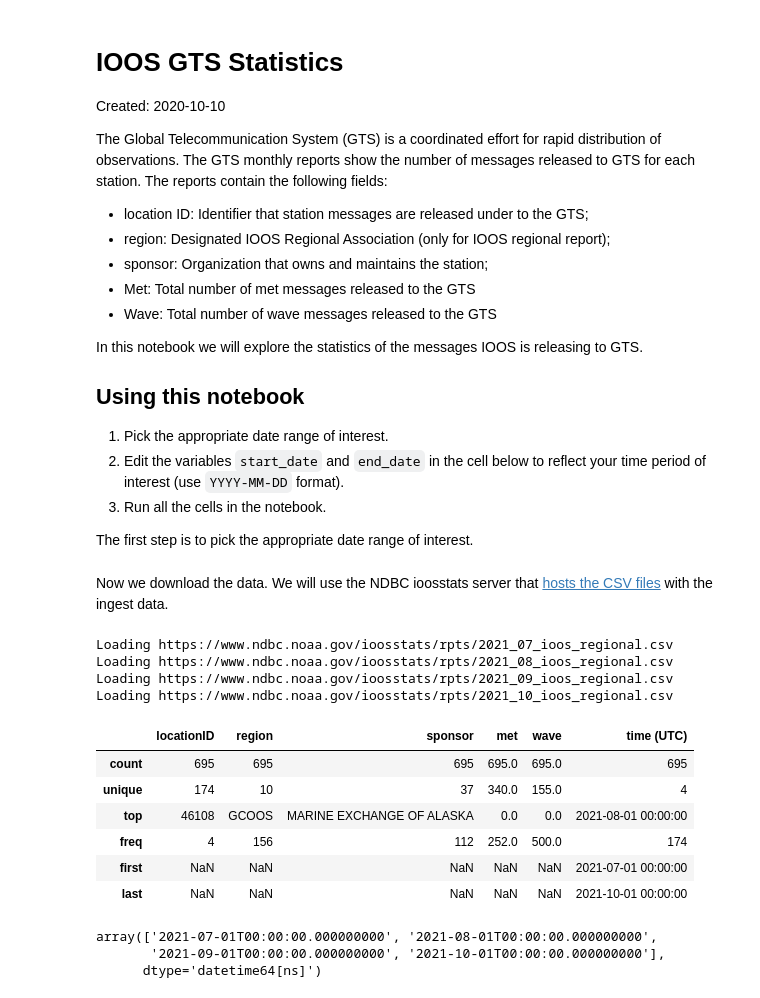
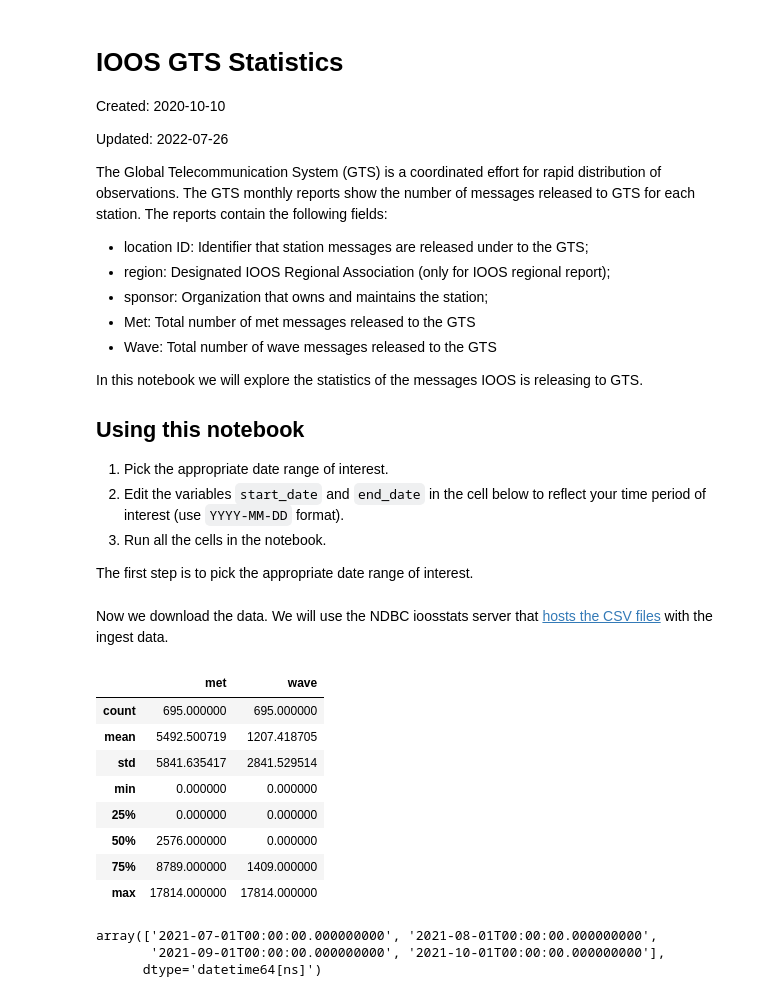
Before and after one commit to ioos/ioos_code_lab, a Jupyter notebook: jupyterbook/content/code_gallery/data_access_notebooks/2020-10-10-GTS.ipynb, the cells around one changed output. Saved outputs shown, nothing was run; the diff lists cells and outputs as text; code cells hidden in the pictures.

```diff
--- a/jupyterbook/content/code_gallery/data_access_notebooks/2020-10-10-GTS.ipynb
+++ b/jupyterbook/content/code_gallery/data_access_notebooks/2020-10-10-GTS.ipynb
@@ -2,6 +2,8 @@
 # IOOS GTS Statistics
 
 Created: 2020-10-10
+
+Updated: 2022-07-26
 
 The Global Telecommunication System (GTS) is a coordinated effort for rapid distribution of observations.
 The GTS monthly reports show the number of messages released to GTS for each station.
@@ -28,40 +30,42 @@ end_date = '2021-10-30'
 Now we download the data. We will use the NDBC ioosstats server that [hosts the CSV files](https://www.ndbc.noaa.gov/ioosstats/) with the ingest data.
 # %%
 import datetime as dt
+
 import pandas as pd
+
 # example https://www.ndbc.noaa.gov/ioosstats/rpts/2021_03_ioos_regional.csv
 
-start = dt.datetime.strptime(start_date,'%Y-%m-%d')
-end = dt.datetime.strptime(end_date,'%Y-%m-%d')
+start = dt.datetime.strptime(start_date, "%Y-%m-%d")
+end = dt.datetime.strptime(end_date, "%Y-%m-%d")
 
 # build an array for days between dates
 date_array = (start + dt.timedelta(days=x) for x in range(0, (end - start).days))
 
 # get a unique list of year-months for url build
-months=[]
+months = []
 for date_object in date_array:
     months.append(date_object.strftime("%Y-%m"))
 months = sorted(set(months))
 
-df = pd.DataFrame(columns=['locationID', 'region', 'sponsor', 'met', 'wave'])
+df = pd.DataFrame(columns=["locationID", "region", "sponsor", "met", "wave"])
 for month in months:
-  url = 'https://www.ndbc.noaa.gov/ioosstats/rpts/%s_ioos_regional.csv' % month.replace("-","_")
-  print('Loading %s' % url)
-  df1 = pd.read_csv(url, dtype={'met':float, 'wave':float})
-  df1['time (UTC)'] = pd.to_datetime(month)
-  df = pd.concat([df,df1])
+    url = (
+        "https://www.ndbc.noaa.gov/ioosstats/rpts/%s_ioos_regional.csv"
+        % month.replace("-", "_")
+    )
+    df1 = pd.read_csv(url, dtype={"met": float, "wave": float})
+    df1["time (UTC)"] = pd.to_datetime(month)
+    df = pd.concat([df, df1])
 
 df.describe()
 # %% [output]
-Loading https://www.ndbc.noaa.gov/ioosstats/rpts/2021_07_ioos_regional.csv
-Loading https://www.ndbc.noaa.gov/ioosstats/rpts/2021_08_ioos_regional.csv
-Loading https://www.ndbc.noaa.gov/ioosstats/rpts/2021_09_ioos_regional.csv
-Loading https://www.ndbc.noaa.gov/ioosstats/rpts/2021_10_ioos_regional.csv
-|  | locationID | region | sponsor | met | wave | time (UTC) |
-| count | 695 | 695 | 695 | 695.0 | 695.0 | 695 |
-| unique | 174 | 10 | 37 | 340.0 | 155.0 | 4 |
-| top | 46108 | GCOOS | MARINE EXCHANGE OF ALASKA | 0.0 | 0.0 | 2021-08-01 00:00:00 |
-| freq | 4 | 156 | 112 | 252.0 | 500.0 | 174 |
-| first | NaN | NaN | NaN | NaN | NaN | 2021-07-01 00:00:00 |
-| last | NaN | NaN | NaN | NaN | NaN | 2021-10-01 00:00:00 |
+|  | met | wave |
+| count | 695.000000 | 695.000000 |
+| mean | 5492.500719 | 1207.418705 |
+| std | 5841.635417 | 2841.529514 |
+| min | 0.000000 | 0.000000 |
+| 25% | 0.000000 | 0.000000 |
+| 50% | 2576.000000 | 0.000000 |
+| 75% | 8789.000000 | 1409.000000 |
+| max | 17814.000000 | 17814.000000 |
 # %%
```
Also changed, not shown: parts of 7 cells of this notebook.
